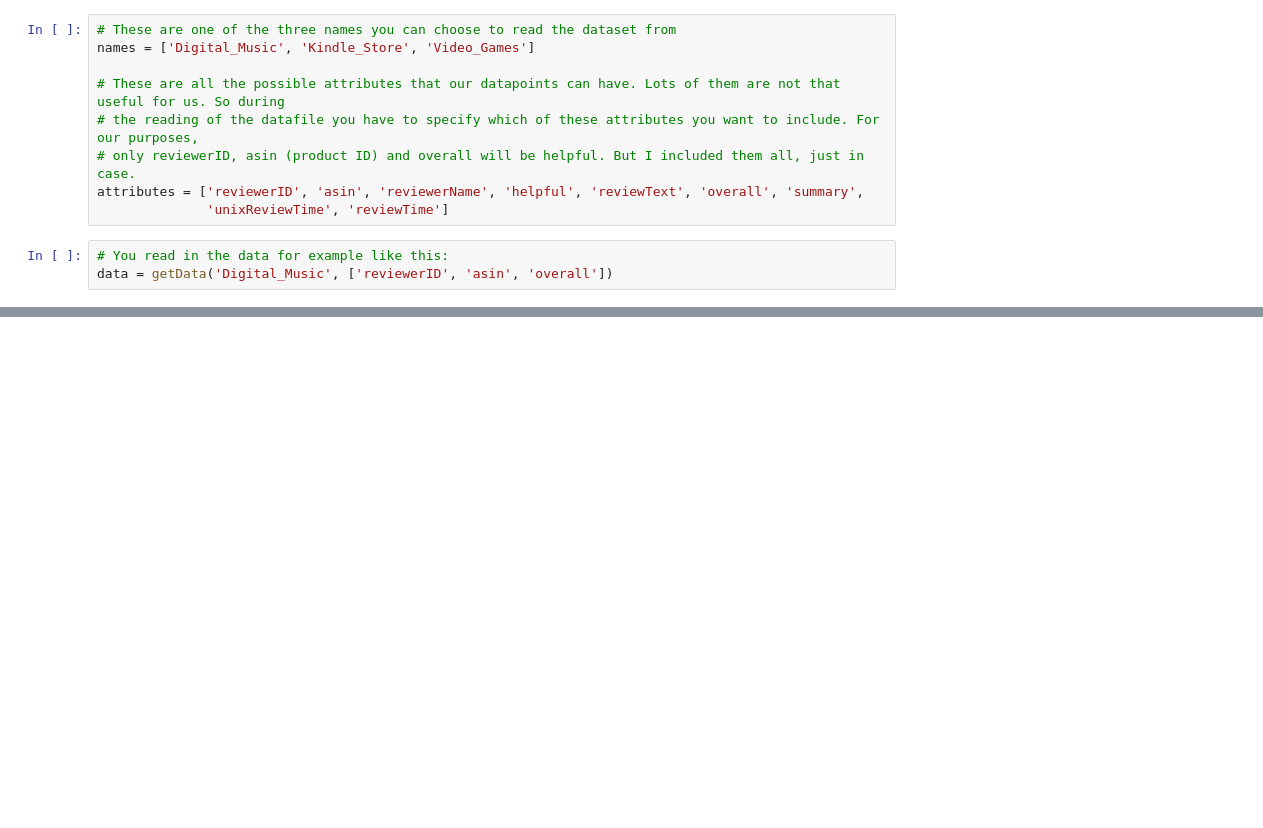
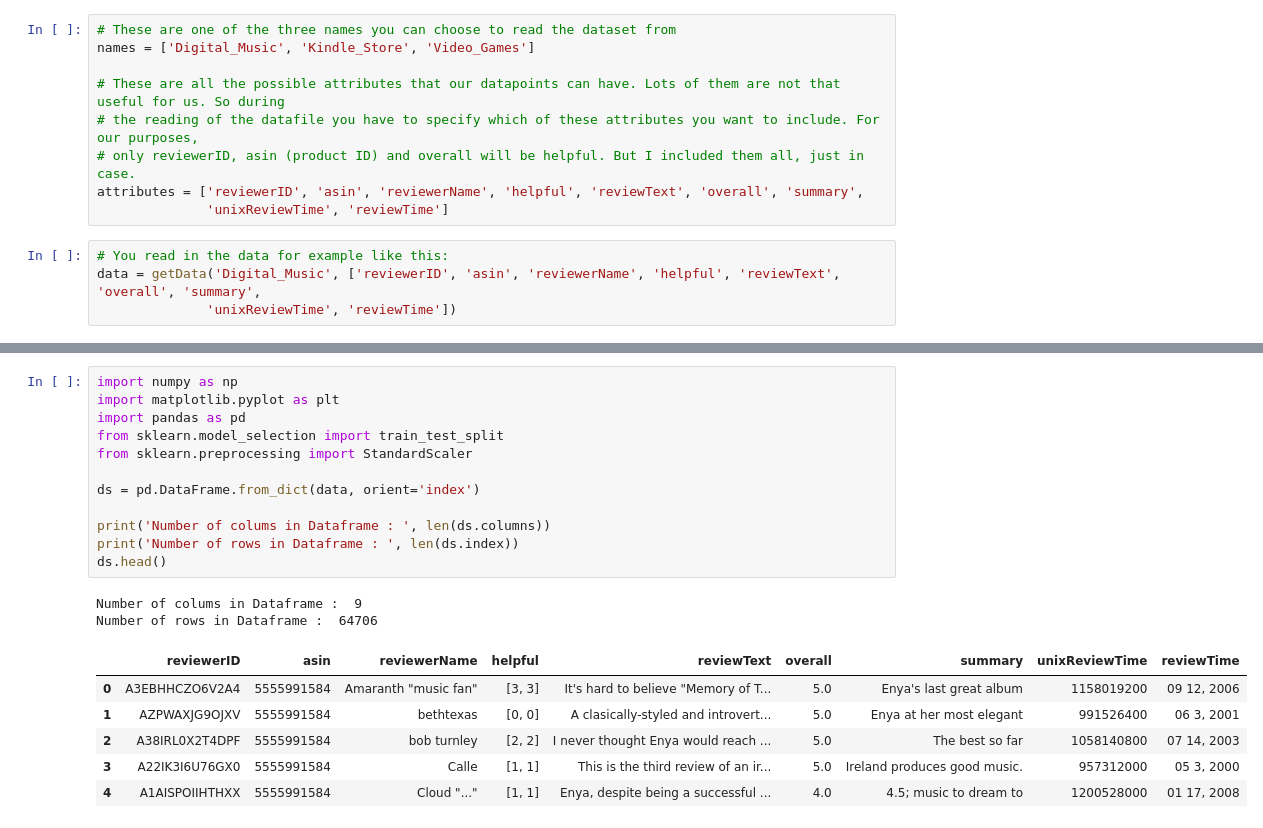
Before and after one commit to Kamiel-Fokkink/Recommender_Systems_Kamiel_Baran_Sergio_Tomas, a Jupyter notebook: Read in the data.ipynb, the cells around one changed output, grey strips where cells are left out. Saved outputs shown, nothing was run; the diff lists cells and outputs as text; blank space fills up the shorter version.

```diff
--- a/Read in the data.ipynb
+++ b/Read in the data.ipynb
@@ -35,7 +35,8 @@ attributes = ['reviewerID', 'asin', 'reviewerName', 'helpful', 'reviewText', 'ov
               'unixReviewTime', 'reviewTime']
 # %%
 # You read in the data for example like this:
-data = getData('Digital_Music', ['reviewerID', 'asin', 'overall'])
+data = getData('Digital_Music', ['reviewerID', 'asin', 'reviewerName', 'helpful', 'reviewText', 'overall', 'summary',
+              'unixReviewTime', 'reviewTime'])
 # %%
 # This is what our data will look like. You have a dictionary with integers as keys [0,1,2,3,4...], and as values one
 # datapoint. Each datapoint in itself is a dictionary, with as keys the attribute, and as value the value of that attribute.
@@ -44,0 +66,21 @@ data[1]
+# %%
+import numpy as np
+import matplotlib.pyplot as plt
+import pandas as pd
+from sklearn.model_selection import train_test_split
+from sklearn.preprocessing import StandardScaler
+
+ds = pd.DataFrame.from_dict(data, orient='index')
+
+print('Number of colums in Dataframe : ', len(ds.columns))
+print('Number of rows in Dataframe : ', len(ds.index))
+ds.head()
+# %% [output]
+Number of colums in Dataframe :  9
+Number of rows in Dataframe :  64706
+|  | reviewerID | asin | reviewerName | helpful | reviewText | overall | summary | unixReviewTime | reviewTime |
+| 0 | A3EBHHCZO6V2A4 | 5555991584 | Amaranth "music fan" | [3, 3] | It's hard to believe "Memory of T... | 5.0 | Enya's last great album | 1158019200 | 09 12, 2006 |
+| 1 | AZPWAXJG9OJXV | 5555991584 | bethtexas | [0, 0] | A clasically-styled and introvert... | 5.0 | Enya at her most elegant | 991526400 | 06 3, 2001 |
+| 2 | A38IRL0X2T4DPF | 5555991584 | bob turnley | [2, 2] | I never thought Enya would reach ... | 5.0 | The best so far | 1058140800 | 07 14, 2003 |
+| 3 | A22IK3I6U76GX0 | 5555991584 | Calle | [1, 1] | This is the third review of an ir... | 5.0 | Ireland produces good music. | 957312000 | 05 3, 2000 |
+| 4 | A1AISPOIIHTHXX | 5555991584 | Cloud "..." | [1, 1] | Enya, despite being a successful ... | 4.0 | 4.5; music to dream to | 1200528000 | 01 17, 2008 |
```
Also changed, not shown: parts of 5 cells of this notebook.
